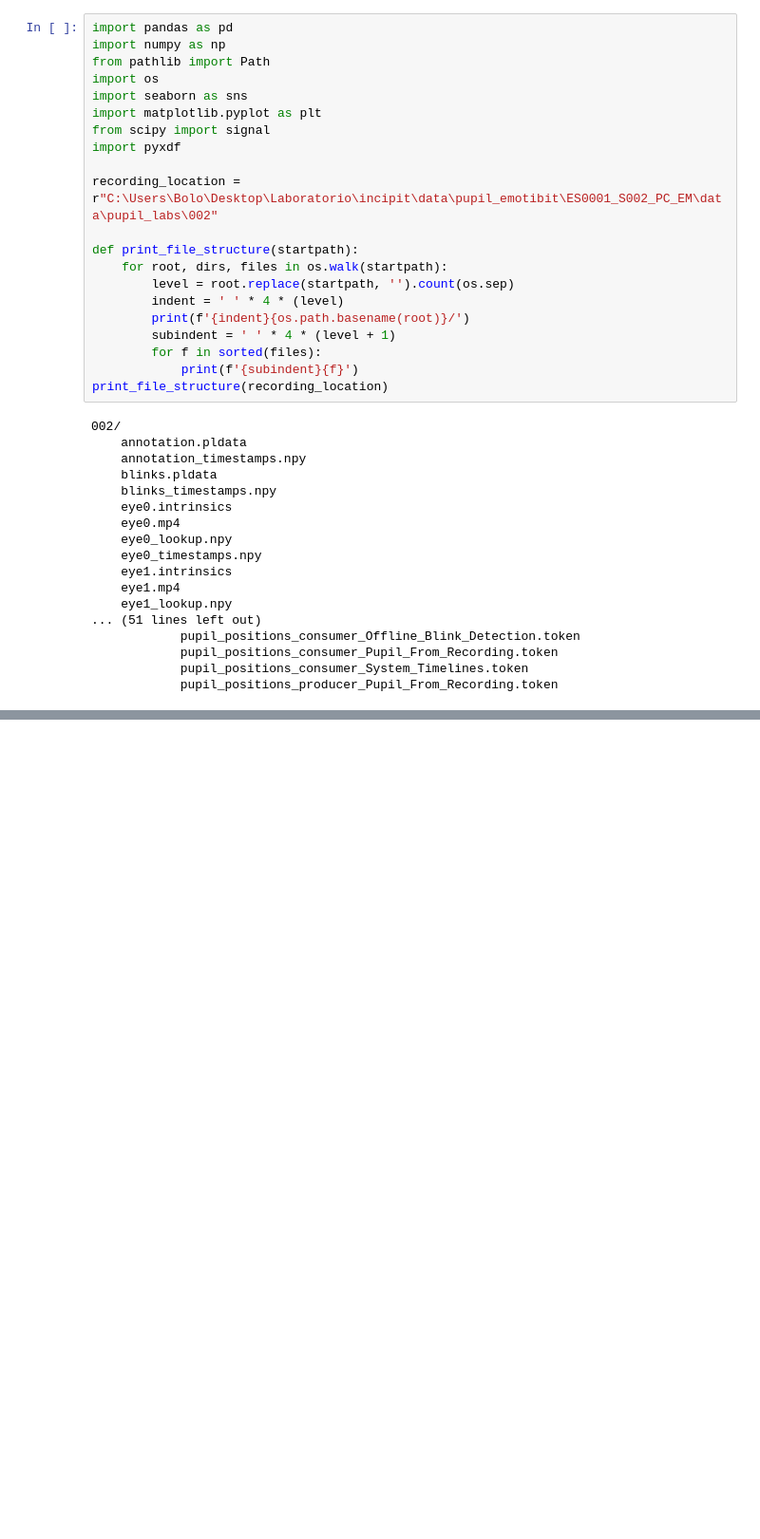
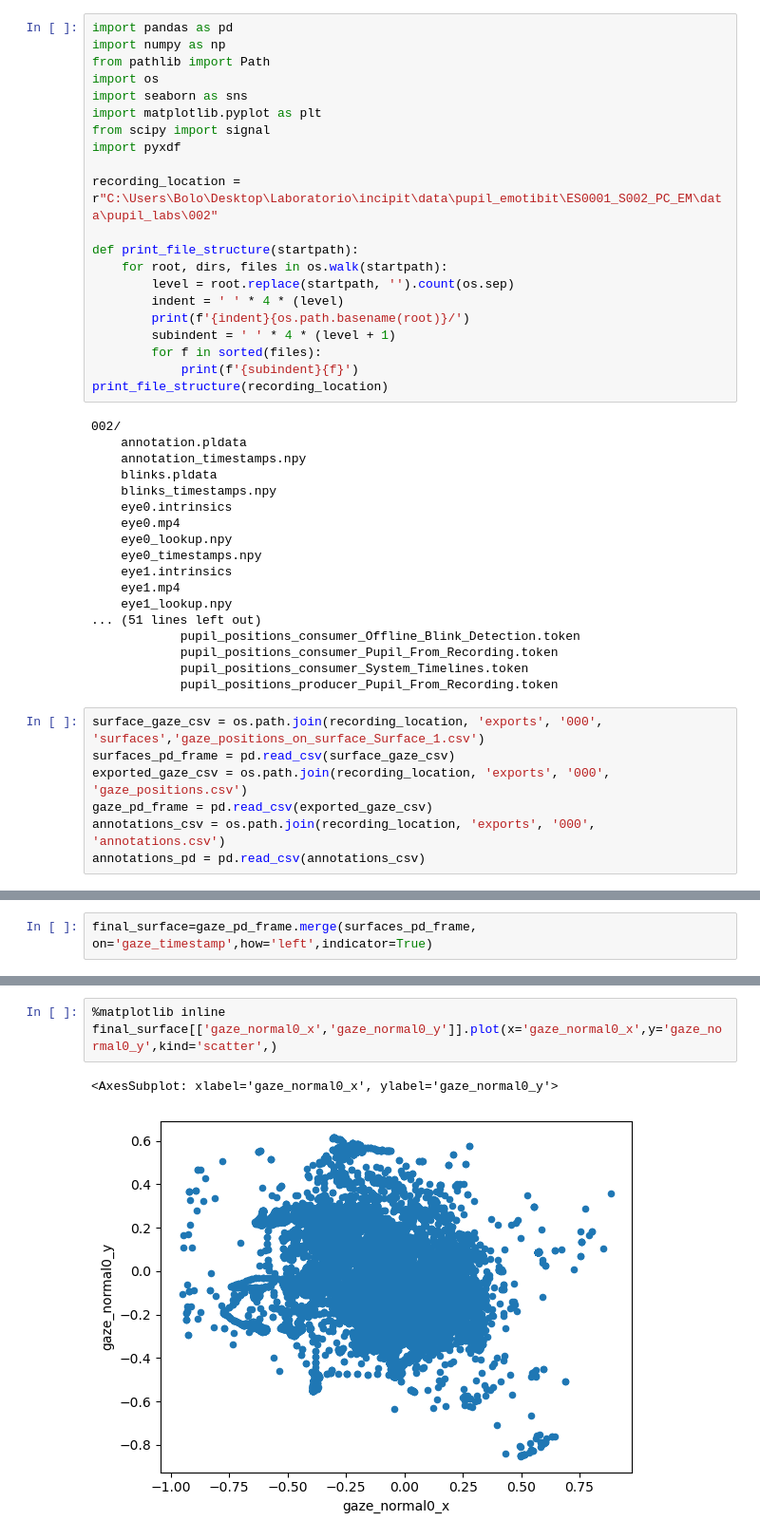
Before and after one commit to Rockyneuron/pupil_labs_analysis, a Jupyter notebook: analysis/dual_gaze.ipynb, the cells around one changed output, grey strips where cells are left out. Shown: that part at 95% size. Drawn from its saved outputs; the diff is of its cells as text; blank space fills up the shorter version.

```diff
--- a/analysis/dual_gaze.ipynb
+++ b/analysis/dual_gaze.ipynb
@@ -39,3 +39,10 @@ print_file_structure(recording_location)
             pupil_positions_consumer_Pupil_From_Recording.token
             pupil_positions_consumer_System_Timelines.token
             pupil_positions_producer_Pupil_From_Recording.token
+# %%
+surface_gaze_csv = os.path.join(recording_location, 'exports', '000', 'surfaces','gaze_positions_on_surface_Surface_1.csv')
+surfaces_pd_frame = pd.read_csv(surface_gaze_csv)
+exported_gaze_csv = os.path.join(recording_location, 'exports', '000', 'gaze_positions.csv')
+gaze_pd_frame = pd.read_csv(exported_gaze_csv)
+annotations_csv = os.path.join(recording_location, 'exports', '000', 'annotations.csv')
+annotations_pd = pd.read_csv(annotations_csv)
@@ -41,0 +81,2 @@ print_file_structure(recording_location)
+# %%
+final_surface=gaze_pd_frame.merge(surfaces_pd_frame, on='gaze_timestamp',how='left',indicator=True)
@@ -41,0 +122,6 @@ print_file_structure(recording_location)
+# %%
+%matplotlib inline
+final_surface[['gaze_normal0_x','gaze_normal0_y']].plot(x='gaze_normal0_x',y='gaze_normal0_y',kind='scatter',)
+# %% [output]
+<AxesSubplot: xlabel='gaze_normal0_x', ylabel='gaze_normal0_y'>
+[figure, added]
```
Also changed, not shown: parts of 35 cells of this notebook, 4 other files.
